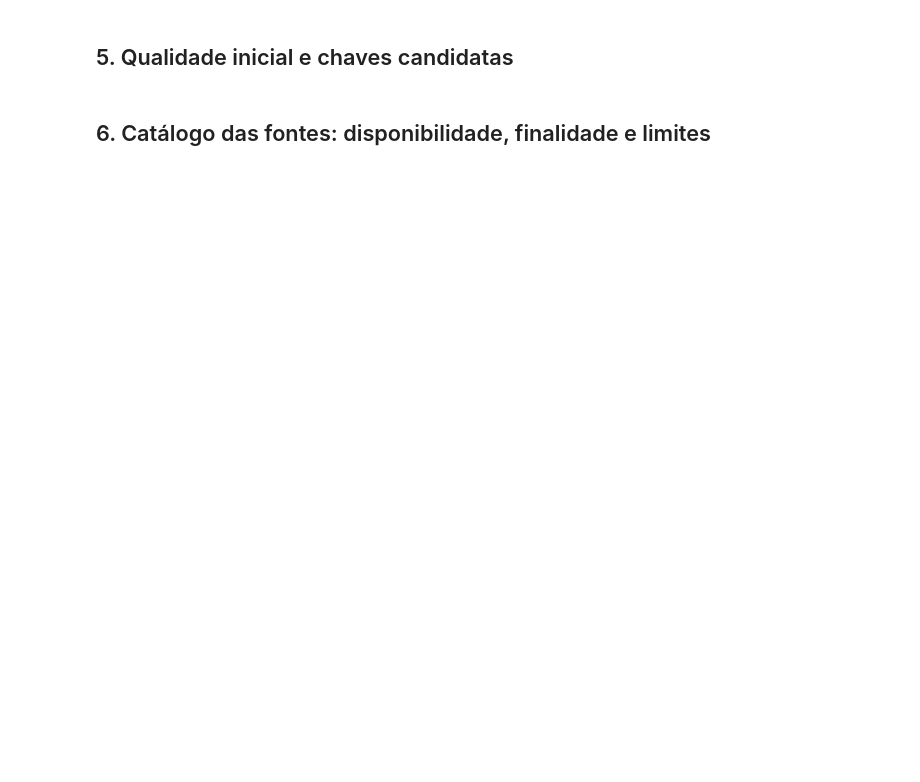
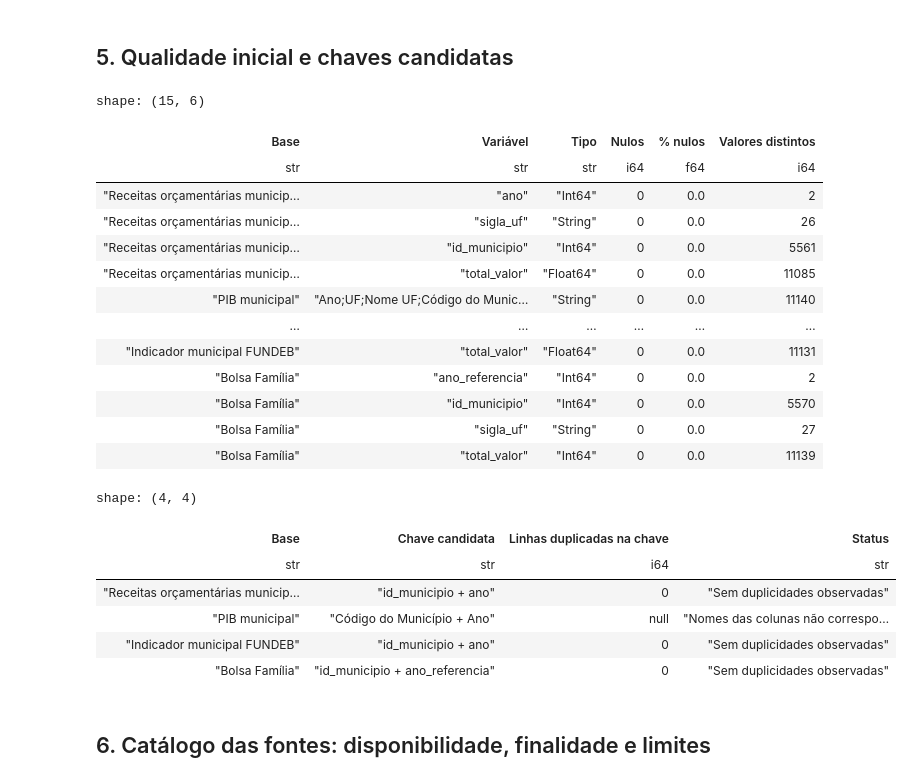
Before and after one commit to FIAP-Challenges/tech_challenge_3, a Jupyter notebook: notebooks/fase_2_entendimento_base_dados/TC3-40_Catalogo_Variaveis.ipynb, the cells around one changed output. Saved outputs shown, nothing was run; the diff lists cells and outputs as text; code cells hidden in the pictures; blank space fills up the shorter version.

```diff
--- a/notebooks/fase_2_entendimento_base_dados/TC3-40_Catalogo_Variaveis.ipynb
+++ b/notebooks/fase_2_entendimento_base_dados/TC3-40_Catalogo_Variaveis.ipynb
@@ -107,11 +567,11 @@ if caminho_censo_zip:
             arquivos_internos_censo = [n for n in zf.namelist() if not n.endswith("/")]
         print("Microdados do Censo Escolar localizados:", caminho_censo_zip.relative_to(PROJECT_ROOT))
         print("Quantidade de arquivos dentro do ZIP:", len(arquivos_internos_censo))
-        display(pd.DataFrame({"Arquivo interno": arquivos_internos_censo}))
+        display(pl.DataFrame({"Arquivo interno": arquivos_internos_censo}))
     except Exception as exc:
         print("O ZIP foi localizado, mas não foi possível listar seu conteúdo:", exc)
 else:
-    print("Microdados do Censo Escolar 2023 não localizados em dados/complementar.")
+    print("Microdados do Censo Escolar 2023 não localizados em dados/fontes_originais/complementar.")
 
 if localizados.get("Dicionário de dados da educação básica"):
     print("Dicionário da educação básica localizado:", localizados["Dicionário de dados da educação básica"].name)
@@ -190,45 +692,48 @@ for nome, df in frames_csv.items():
 # %% [markdown]
 ## 5. Qualidade inicial e chaves candidatas
 # %%
-def resumo_qualidade(df, nome):
-    linhas = []
-    for col in df.columns:
-        linhas.append({
-            "Base": nome,
-            "Variável": str(col),
-            "Tipo": str(df[col].dtype),
-            "Nulos": int(df[col].isna().sum()),
-            "% nulos": round(float(df[col].isna().mean() * 100), 2),
-            "Valores distintos": int(df[col].nunique(dropna=True)),
-        })
-    return linhas
+def resumo_qualidade(frame, nome):
+    return [{"Base": nome, "Variável": c, "Tipo": str(frame.schema[c]), "Nulos": frame[c].null_count(),
+             "% nulos": round(100 * frame[c].null_count() / frame.height, 2), "Valores distintos": frame[c].n_unique()}
+            for c in frame.columns]
 
-qualidade = []
-for nome, df in frames_csv.items():
-    qualidade.extend(resumo_qualidade(df, nome))
-qualidade_df = pd.DataFrame(qualidade)
-display(qualidade_df)
-
-# Teste de unicidade para chaves candidatas, quando as colunas existem.
-chaves_testar = {
-    "Receitas orçamentárias municipais": ["id_municipio", "ano"],
-    "PIB municipal": ["Código do Município", "Ano"],
-    "Indicador municipal FUNDEB": ["id_municipio", "ano"],
-    "Bolsa Família": ["id_municipio", "ano_referencia"],
-}
+qualidade = [linha for nome, frame in frames_csv.items() for linha in resumo_qualidade(frame, nome)]
+display(pl.DataFrame(qualidade))
+chaves_testar = {"Receitas orçamentárias municipais": ["id_municipio", "ano"], "PIB municipal": ["Código do Município", "Ano"],
+                 "Indicador municipal FUNDEB": ["id_municipio", "ano"], "Bolsa Família": ["id_municipio", "ano_referencia"]}
 resultado_chaves = []
 for nome, cols in chaves_testar.items():
-    df = frames_csv.get(nome)
-    if df is None:
-        continue
-    if all(col in df.columns for col in cols):
-        duplicadas = int(df.duplicated(cols, keep=False).sum())
-        resultado_chaves.append({"Base": nome, "Chave candidata": " + ".join(cols), "Linhas duplicadas na chave": duplicadas,
-                                 "Status": "Sem duplicidades observadas" if duplicadas == 0 else "Requer investigação"})
+    frame = frames_csv.get(nome)
+    if frame is None: continue
+    if all(c in frame.columns for c in cols):
+        duplicadas = frame.group_by(cols).len().filter(pl.col("len") > 1).select(pl.col("len").sum()).item() or 0
+        status = "Sem duplicidades observadas" if duplicadas == 0 else "Requer investigação"
     else:
-        resultado_chaves.append({"Base": nome, "Chave candidata": " + ".join(cols), "Linhas duplicadas na chave": None,
-                                 "Status": "Nomes das colunas não correspondem; conferir manualmente"})
-display(pd.DataFrame(resultado_chaves))
+        duplicadas, status = None, "Nomes das colunas não correspondem; conferir manualmente"
+    resultado_chaves.append({"Base": nome, "Chave candidata": " + ".join(cols), "Linhas duplicadas na chave": duplicadas, "Status": status})
+display(pl.DataFrame(resultado_chaves))
+# %% [output]
+shape: (15, 6)
+| Base | Variável | Tipo | Nulos | % nulos | Valores distintos |
+| str | str | str | i64 | f64 | i64 |
+| "Receitas orçamentárias municip… | "ano" | "Int64" | 0 | 0.0 | 2 |
+| "Receitas orçamentárias municip… | "sigla_uf" | "String" | 0 | 0.0 | 26 |
+| "Receitas orçamentárias municip… | "id_municipio" | "Int64" | 0 | 0.0 | 5561 |
+| "Receitas orçamentárias municip… | "total_valor" | "Float64" | 0 | 0.0 | 11085 |
+| "PIB municipal" | "Ano;UF;Nome UF;Código do Munic… | "String" | 0 | 0.0 | 11140 |
+| … | … | … | … | … | … |
+| "Indicador municipal FUNDEB" | "total_valor" | "Float64" | 0 | 0.0 | 11131 |
+| "Bolsa Família" | "ano_referencia" | "Int64" | 0 | 0.0 | 2 |
+| "Bolsa Família" | "id_municipio" | "Int64" | 0 | 0.0 | 5570 |
+| "Bolsa Família" | "sigla_uf" | "String" | 0 | 0.0 | 27 |
+| "Bolsa Família" | "total_valor" | "Int64" | 0 | 0.0 | 11139 |
+shape: (4, 4)
+| Base | Chave candidata | Linhas duplicadas na chave | Status |
+| str | str | i64 | str |
+| "Receitas orçamentárias municip… | "id_municipio + ano" | 0 | "Sem duplicidades observadas" |
+| "PIB municipal" | "Código do Município + Ano" | null | "Nomes das colunas não correspo… |
+| "Indicador municipal FUNDEB" | "id_municipio + ano" | 0 | "Sem duplicidades observadas" |
+| "Bolsa Família" | "id_municipio + ano_referencia" | 0 | "Sem duplicidades observadas" |
 # %% [markdown]
 ## 6. Catálogo das fontes: disponibilidade, finalidade e limites
 # %%
```
Also changed, not shown: parts of 10 cells of this notebook, 31 other files.
